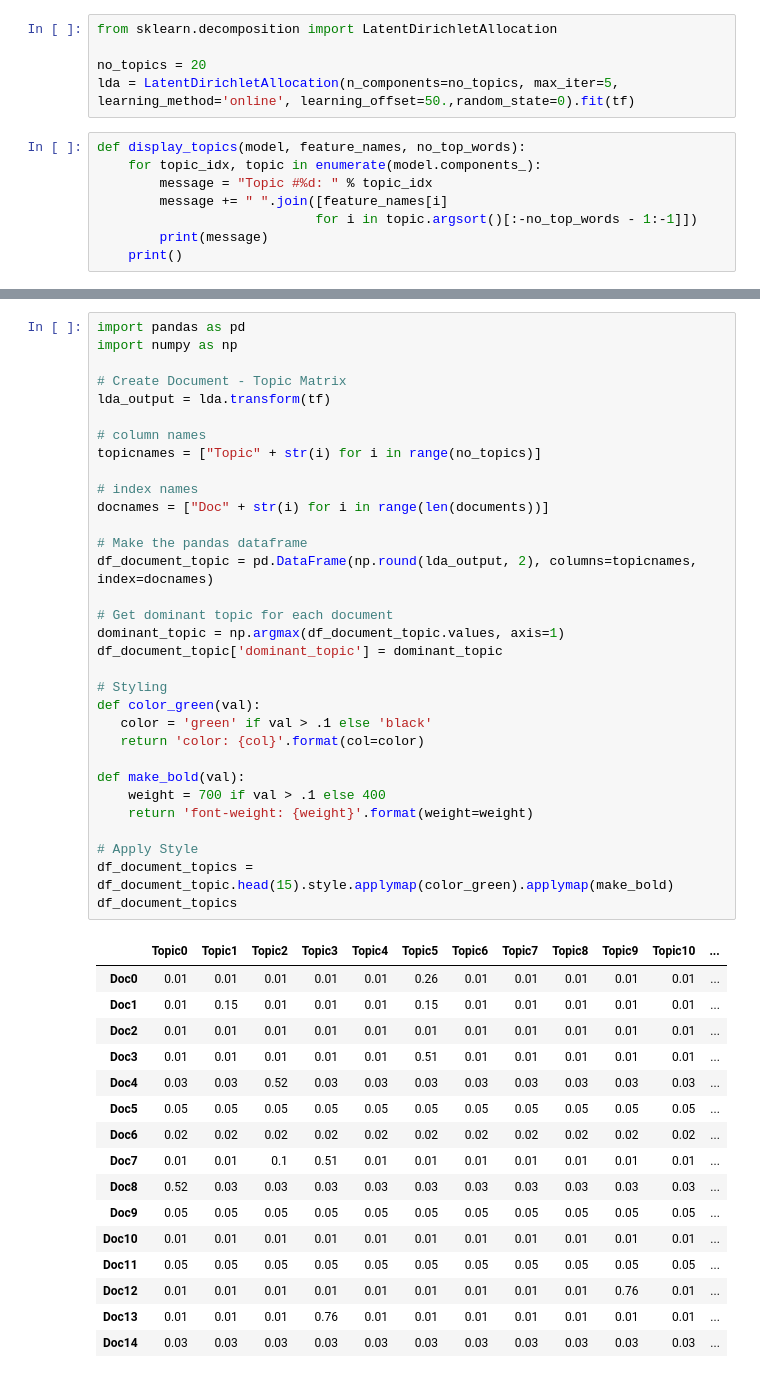
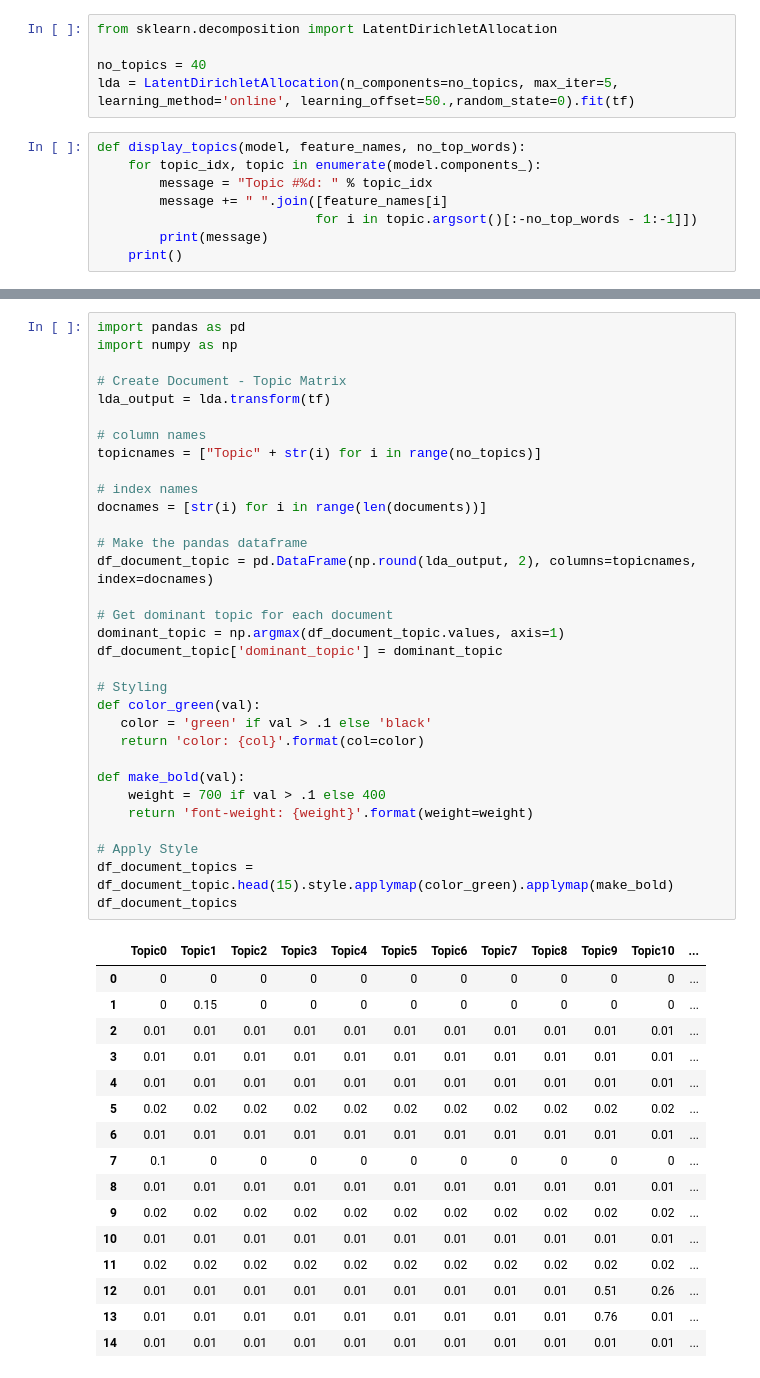
Before and after one commit to lucas-rocha/Twitter-Topics-Identification, a Jupyter notebook: LDA.ipynb, the cells around one changed output, grey strips where cells are left out. Saved outputs shown, nothing was run; the diff lists cells and outputs as text.

```diff
--- a/LDA.ipynb
+++ b/LDA.ipynb
@@ -16,7 +16,7 @@ tf_feature_names = tf_vectorizer.get_feature_names()
 # %%
 from sklearn.decomposition import LatentDirichletAllocation
 
-no_topics = 20
+no_topics = 40
 lda = LatentDirichletAllocation(n_components=no_topics, max_iter=5, learning_method='online', learning_offset=50.,random_state=0).fit(tf)
 # %%
 def display_topics(model, feature_names, no_top_words):
@@ -56,47 +53,47 @@ import numpy as np
 
 # Create Document - Topic Matrix
 lda_output = lda.transform(tf)
 
 # column names
 topicnames = ["Topic" + str(i) for i in range(no_topics)]
 
 # index names
-docnames = ["Doc" + str(i) for i in range(len(documents))]
+docnames = [str(i) for i in range(len(documents))]
 
 # Make the pandas dataframe
 df_document_topic = pd.DataFrame(np.round(lda_output, 2), columns=topicnames, index=docnames)
 
 # Get dominant topic for each document
 dominant_topic = np.argmax(df_document_topic.values, axis=1)
 df_document_topic['dominant_topic'] = dominant_topic
 
 # Styling
 def color_green(val):
    color = 'green' if val > .1 else 'black'
    return 'color: {col}'.format(col=color)
 
 def make_bold(val):
     weight = 700 if val > .1 else 400
     return 'font-weight: {weight}'.format(weight=weight)
 
 # Apply Style
 df_document_topics = df_document_topic.head(15).style.applymap(color_green).applymap(make_bold)
 df_document_topics
 # %% [output]
 |  | Topic0 | Topic1 | Topic2 | Topic3 | Topic4 | Topic5 | Topic6 | Topic7 | Topic8 | Topic9 | Topic10 | ... |
-| Doc0 | 0.01 | 0.01 | 0.01 | 0.01 | 0.01 | 0.26 | 0.01 | 0.01 | 0.01 | 0.01 | 0.01 | ... |
-| Doc1 | 0.01 | 0.15 | 0.01 | 0.01 | 0.01 | 0.15 | 0.01 | 0.01 | 0.01 | 0.01 | 0.01 | ... |
-| Doc2 | 0.01 | 0.01 | 0.01 | 0.01 | 0.01 | 0.01 | 0.01 | 0.01 | 0.01 | 0.01 | 0.01 | ... |
-| Doc3 | 0.01 | 0.01 | 0.01 | 0.01 | 0.01 | 0.51 | 0.01 | 0.01 | 0.01 | 0.01 | 0.01 | ... |
-| Doc4 | 0.03 | 0.03 | 0.52 | 0.03 | 0.03 | 0.03 | 0.03 | 0.03 | 0.03 | 0.03 | 0.03 | ... |
-| Doc5 | 0.05 | 0.05 | 0.05 | 0.05 | 0.05 | 0.05 | 0.05 | 0.05 | 0.05 | 0.05 | 0.05 | ... |
-| Doc6 | 0.02 | 0.02 | 0.02 | 0.02 | 0.02 | 0.02 | 0.02 | 0.02 | 0.02 | 0.02 | 0.02 | ... |
-| Doc7 | 0.01 | 0.01 | 0.1 | 0.51 | 0.01 | 0.01 | 0.01 | 0.01 | 0.01 | 0.01 | 0.01 | ... |
-| Doc8 | 0.52 | 0.03 | 0.03 | 0.03 | 0.03 | 0.03 | 0.03 | 0.03 | 0.03 | 0.03 | 0.03 | ... |
-| Doc9 | 0.05 | 0.05 | 0.05 | 0.05 | 0.05 | 0.05 | 0.05 | 0.05 | 0.05 | 0.05 | 0.05 | ... |
-| Doc10 | 0.01 | 0.01 | 0.01 | 0.01 | 0.01 | 0.01 | 0.01 | 0.01 | 0.01 | 0.01 | 0.01 | ... |
-| Doc11 | 0.05 | 0.05 | 0.05 | 0.05 | 0.05 | 0.05 | 0.05 | 0.05 | 0.05 | 0.05 | 0.05 | ... |
-| Doc12 | 0.01 | 0.01 | 0.01 | 0.01 | 0.01 | 0.01 | 0.01 | 0.01 | 0.01 | 0.76 | 0.01 | ... |
-| Doc13 | 0.01 | 0.01 | 0.01 | 0.76 | 0.01 | 0.01 | 0.01 | 0.01 | 0.01 | 0.01 | 0.01 | ... |
-| Doc14 | 0.03 | 0.03 | 0.03 | 0.03 | 0.03 | 0.03 | 0.03 | 0.03 | 0.03 | 0.03 | 0.03 | ... |
+| 0 | 0 | 0 | 0 | 0 | 0 | 0 | 0 | 0 | 0 | 0 | 0 | ... |
+| 1 | 0 | 0.15 | 0 | 0 | 0 | 0 | 0 | 0 | 0 | 0 | 0 | ... |
+| 2 | 0.01 | 0.01 | 0.01 | 0.01 | 0.01 | 0.01 | 0.01 | 0.01 | 0.01 | 0.01 | 0.01 | ... |
+| 3 | 0.01 | 0.01 | 0.01 | 0.01 | 0.01 | 0.01 | 0.01 | 0.01 | 0.01 | 0.01 | 0.01 | ... |
+| 4 | 0.01 | 0.01 | 0.01 | 0.01 | 0.01 | 0.01 | 0.01 | 0.01 | 0.01 | 0.01 | 0.01 | ... |
+| 5 | 0.02 | 0.02 | 0.02 | 0.02 | 0.02 | 0.02 | 0.02 | 0.02 | 0.02 | 0.02 | 0.02 | ... |
+| 6 | 0.01 | 0.01 | 0.01 | 0.01 | 0.01 | 0.01 | 0.01 | 0.01 | 0.01 | 0.01 | 0.01 | ... |
+| 7 | 0.1 | 0 | 0 | 0 | 0 | 0 | 0 | 0 | 0 | 0 | 0 | ... |
+| 8 | 0.01 | 0.01 | 0.01 | 0.01 | 0.01 | 0.01 | 0.01 | 0.01 | 0.01 | 0.01 | 0.01 | ... |
+| 9 | 0.02 | 0.02 | 0.02 | 0.02 | 0.02 | 0.02 | 0.02 | 0.02 | 0.02 | 0.02 | 0.02 | ... |
+| 10 | 0.01 | 0.01 | 0.01 | 0.01 | 0.01 | 0.01 | 0.01 | 0.01 | 0.01 | 0.01 | 0.01 | ... |
+| 11 | 0.02 | 0.02 | 0.02 | 0.02 | 0.02 | 0.02 | 0.02 | 0.02 | 0.02 | 0.02 | 0.02 | ... |
+| 12 | 0.01 | 0.01 | 0.01 | 0.01 | 0.01 | 0.01 | 0.01 | 0.01 | 0.01 | 0.51 | 0.26 | ... |
+| 13 | 0.01 | 0.01 | 0.01 | 0.01 | 0.01 | 0.01 | 0.01 | 0.01 | 0.01 | 0.76 | 0.01 | ... |
+| 14 | 0.01 | 0.01 | 0.01 | 0.01 | 0.01 | 0.01 | 0.01 | 0.01 | 0.01 | 0.01 | 0.01 | ... |
 # %%
```
Also changed, not shown: parts of 5 cells of this notebook.
